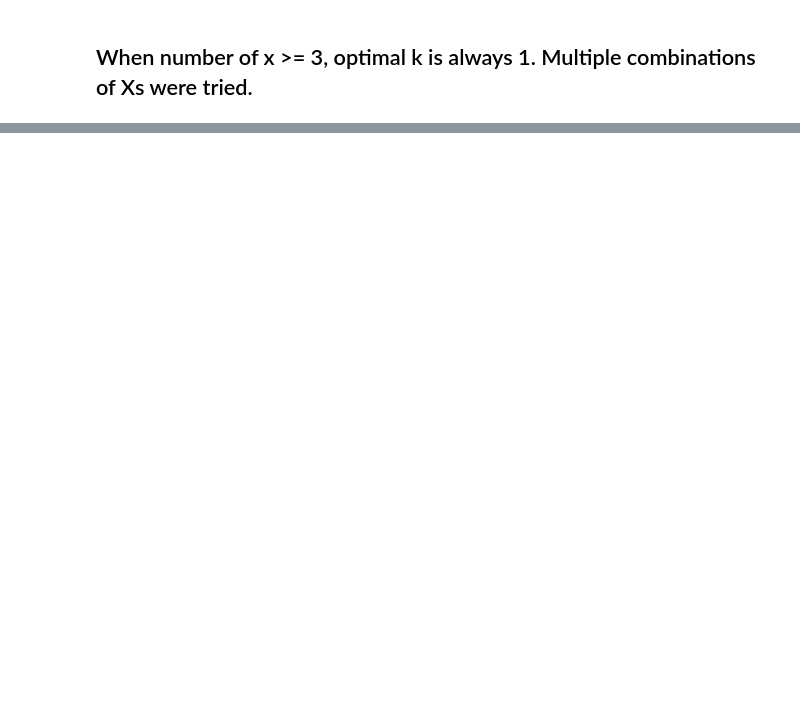
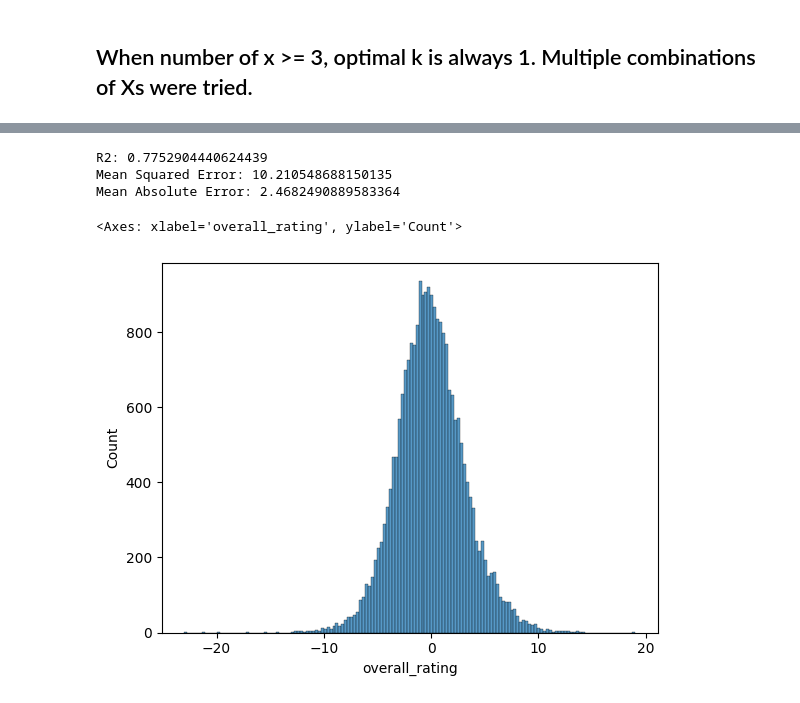
Before and after one commit to Liuabi520/CS497_Proj, a Jupyter notebook: player-rating/main.ipynb, the cells around one changed output, grey strips where cells are left out. Drawn from its saved outputs; the diff is of its cells as text; code cells hidden in the pictures; blank space fills up the shorter version.

```diff
--- a/player-rating/main.ipynb
+++ b/player-rating/main.ipynb
@@ -214,0 +218,36 @@ plt.show()
+# %%
+## logistic regression
+from sklearn.linear_model import LinearRegression
+from sklearn.metrics import r2_score
+
+X = player_attributes[[ 'age', 'weight', 'height', 'short_passing', 'long_passing', 'dribbling', 'ball_control',
+                          'acceleration', 'reactions', 'balance', 'stamina', 'strength', 'vision']]
+y = player_attributes['overall_rating']
+
+X_train, X_test, y_train, y_test = train_test_split(X, y, test_size=0.2, random_state=42)
+
+lr = LinearRegression()
+lr.fit(X_train, y_train)
+
+y_pred = lr.predict(X_test)
+
+r2 = r2_score(y_test, y_pred)
+
+
+mse = mean_squared_error(y_test, y_pred)
+mae = mean_absolute_error(y_test, y_pred)
+
+print('R2:', r2)
+
+print('Mean Squared Error:', mse)
+print('Mean Absolute Error:', mae)
+
+import seaborn as sns
+residual = y_test - y_pred
+sns.histplot(residual)
+# %% [output]
+R2: 0.7752904440624439
+Mean Squared Error: 10.210548688150135
+Mean Absolute Error: 2.4682490889583364
+<Axes: xlabel='overall_rating', ylabel='Count'>
+[figure, added]
```
Also changed, not shown: parts of 6 cells of this notebook, 2 other files.
